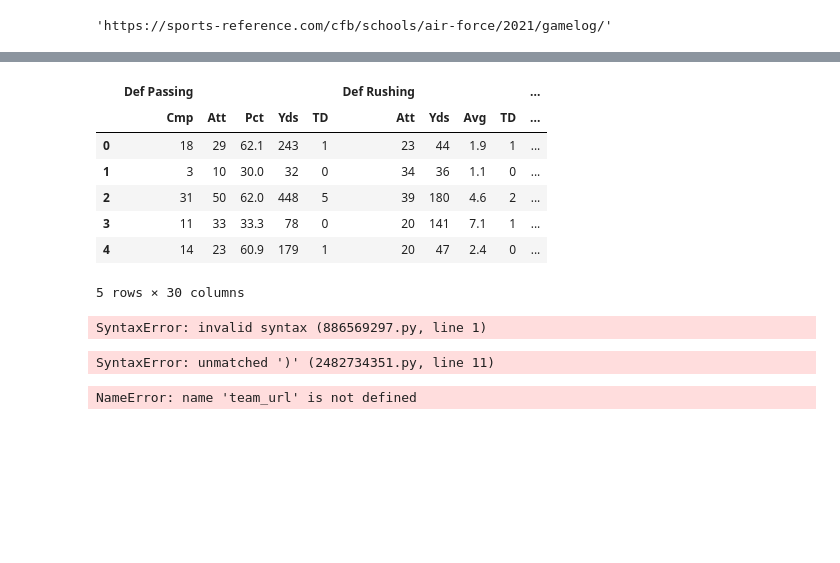
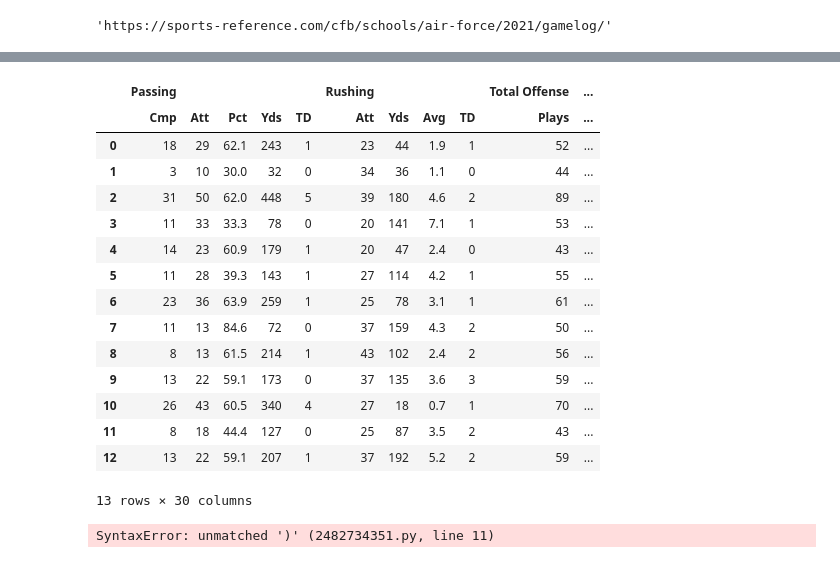
Before and after one commit to ParkerWilliams1/NCAA-Football-Prediction-Web-Scraping-Machine-Learning-Model, a Jupyter notebook: NCAAFootballScraping.ipynb, the cells around one changed output, grey strips where cells are left out. Cells and saved outputs as stored; diff of their text form; code cells hidden in the pictures; blank space fills up the shorter version.

```diff
--- a/NCAAFootballScraping.ipynb
+++ b/NCAAFootballScraping.ipynb
@@ -137,22 +205,26 @@ defGameLog[0].head()
 # %%
 team_data = offGameLog[0].merge(games[0], left_index=True, right_index=True)
 team_data = defGameLog[0].merge(games[0], left_index=True, right_index=True)
-team_data.head()
+team_data
 # %% [output]
-|  | Def Passing |  |  |  |  | Def Rushing |  |  |  | ... |
-|  | Cmp | Att | Pct | Yds | TD | Att | Yds | Avg | TD | ... |
-| 0 | 18 | 29 | 62.1 | 243 | 1 | 23 | 44 | 1.9 | 1 | ... |
-| 1 | 3 | 10 | 30.0 | 32 | 0 | 34 | 36 | 1.1 | 0 | ... |
-| 2 | 31 | 50 | 62.0 | 448 | 5 | 39 | 180 | 4.6 | 2 | ... |
-| 3 | 11 | 33 | 33.3 | 78 | 0 | 20 | 141 | 7.1 | 1 | ... |
-| 4 | 14 | 23 | 60.9 | 179 | 1 | 20 | 47 | 2.4 | 0 | ... |
+|  | Passing |  |  |  |  | Rushing |  |  |  | Total Offense | ... |
+|  | Cmp | Att | Pct | Yds | TD | Att | Yds | Avg | TD | Plays | ... |
+| 0 | 18 | 29 | 62.1 | 243 | 1 | 23 | 44 | 1.9 | 1 | 52 | ... |
+| 1 | 3 | 10 | 30.0 | 32 | 0 | 34 | 36 | 1.1 | 0 | 44 | ... |
+| 2 | 31 | 50 | 62.0 | 448 | 5 | 39 | 180 | 4.6 | 2 | 89 | ... |
+| 3 | 11 | 33 | 33.3 | 78 | 0 | 20 | 141 | 7.1 | 1 | 53 | ... |
+| 4 | 14 | 23 | 60.9 | 179 | 1 | 20 | 47 | 2.4 | 0 | 43 | ... |
+| 5 | 11 | 28 | 39.3 | 143 | 1 | 27 | 114 | 4.2 | 1 | 55 | ... |
+| 6 | 23 | 36 | 63.9 | 259 | 1 | 25 | 78 | 3.1 | 1 | 61 | ... |
+| 7 | 11 | 13 | 84.6 | 72 | 0 | 37 | 159 | 4.3 | 2 | 50 | ... |
+| 8 | 8 | 13 | 61.5 | 214 | 1 | 43 | 102 | 2.4 | 2 | 56 | ... |
+| 9 | 13 | 22 | 59.1 | 173 | 0 | 37 | 135 | 3.6 | 3 | 59 | ... |
+| 10 | 26 | 43 | 60.5 | 340 | 4 | 27 | 18 | 0.7 | 1 | 70 | ... |
+| 11 | 8 | 18 | 44.4 | 127 | 0 | 25 | 87 | 3.5 | 2 | 43 | ... |
+| 12 | 13 | 22 | 59.1 | 207 | 1 | 37 | 192 | 5.2 | 2 | 59 | ... |
-5 rows × 30 columns
+13 rows × 30 columns
 # %%
 years = list(range(2022,2020,-1))
-# %%
-all_games =
-# %% [output]
-SyntaxError: invalid syntax (886569297.py, line 1)
 # %%
 import time
 for year in years:
@@ -176,9 +248,5 @@ for year in years:
         time.sleep(1)
 # %% [output]
 SyntaxError: unmatched ')' (2482734351.py, line 11)
-# %%
-team_url
-# %% [output]
-NameError: name 'team_url' is not defined
 # %%
 team_url.split("/")[-2].replace("-", " ").capwords()
```
Also changed, not shown: parts of 6 cells of this notebook.
